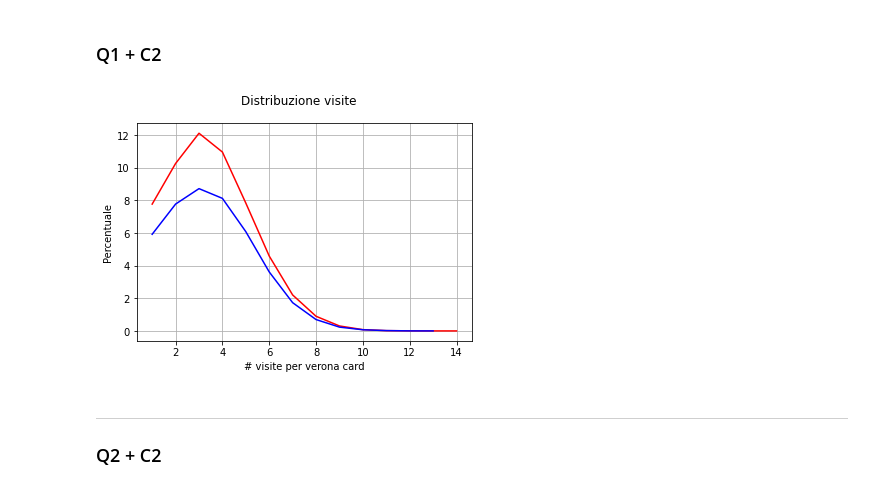
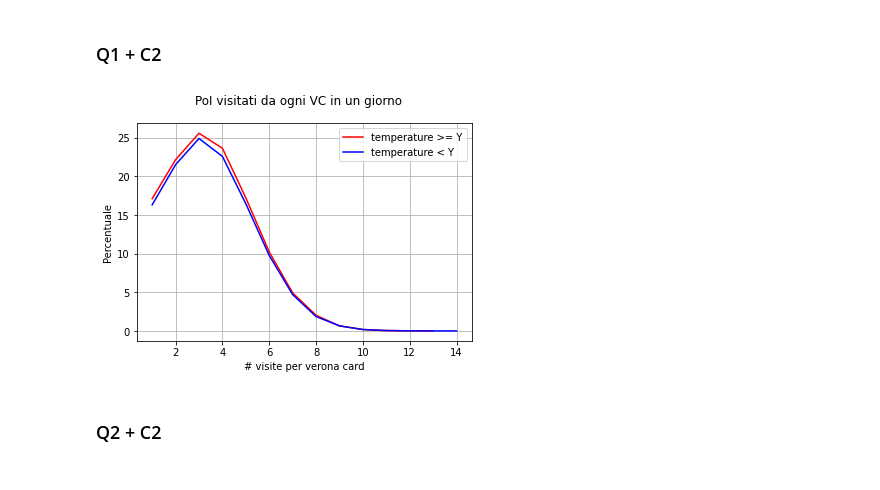
Before and after one commit to 4nnina/bigData_project, a Jupyter notebook: Progetto.ipynb, the cells around one changed output. Saved outputs shown, nothing was run; the diff lists cells and outputs as text; code cells hidden in the pictures.

```diff
--- a/Progetto.ipynb
+++ b/Progetto.ipynb
@@ -453,0 +323,6 @@ Ricalcola Q1 e Q2 considerando la suddivisione in C2 (per alcuni valori di Y sce
+# %%
+rain_hour = data_w.map(lambda x: ((x[0],x[1]),x[3]) )\
+                .reduceByKey(lambda a,b : (a+b) / 2)\
+                .map(lambda x: (x[0][0], 1 if x[1]>=1 else 0))\
+                .reduceByKey(lambda a,b: a+b)
+rain_hour.take(10)
@@ -453,0 +340,3 @@ Ricalcola Q1 e Q2 considerando la suddivisione in C2 (per alcuni valori di Y sce
+# %%
+mean_rain = round(rain_hour.map(lambda x: x[1]).mean(), 2)
+print('Media delle ore di pioggia per giorno: ', mean_rain)
@@ -453,0 +351,6 @@ Ricalcola Q1 e Q2 considerando la suddivisione in C2 (per alcuni valori di Y sce
+# %%
+def splitRain(rdd, hour_rain):
+    over_X = rdd.filter(lambda x: x[1] >= hour_rain)
+    under_X = rdd.filter(lambda x: x[1] < hour_rain)
+
+    return (over_X, under_X)
@@ -453,0 +432,8 @@ Ricalcola Q1 e Q2 considerando la suddivisione in C2 (per alcuni valori di Y sce
+# %%
+def getDate(date):
+    day, month, year = date.split(' ')[0].split('/')
+    return '-'.join([year, month, day])
+
+print('Prima: ', data_vc.take(1))
+data_vc = data_vc.map(lambda x: (x[0], x[1], getDate(x[2]), x[3]))
+print('Dopo: ', data_vc.take(1))
@@ -479,31 +621,24 @@ under_poi_visited = poi_visited_vc_day_use.join(under_Y)\
 # %%
 import matplotlib.pyplot as plt
 
-list_over = over_poi_visited.collect()
-list_under = under_poi_visited.collect()
-
-perc_vc_over = [ (x[1] / tot_vc * 100 ) for x in list_over]
-perc_vc_under = [ (x[1] / tot_vc * 100 ) for x in list_under]
+perc_vc_over = [ x[1] for x in list_over]
+perc_vc_under = [ x[1] for x in list_under]
 visit_number_over = [x[0] for x in list_over]
 visit_number_under = [x[0] for x in list_under]
 
-plt.suptitle('Distribuzione visite')
+plt.suptitle('PoI visitati da ogni VC in un giorno')
 plt.xlabel('# visite per verona card')
 plt.ylabel('Percentuale')
 
 plt.grid(ls = '-')
-#plt.plot(visit_number, perc_vc)
-#for x,y in zip(visit_number, perc_vc):
-#    plt.text(x,y, str(round(y,2)))
-plt.plot(visit_number_over,perc_vc_over, color='r')
-plt.plot(visit_number_under,perc_vc_under, color='b')
-#plt.legend()
+plt.plot(visit_number_over,perc_vc_over, color='r', label = 'temperature >= Y')
+plt.plot(visit_number_under,perc_vc_under, color='b', label = 'temperature < Y')
+plt.legend()
 
 plt.show()
 # %% [output]
-[figure, old version]
+[figure, new version]
 # %% [markdown]
---------------------------------------------------------
 ### Q2 + C2
 # %%
 import matplotlib.pyplot as plt
```
Also changed, not shown: parts of 72 cells of this notebook, 1 other file.
